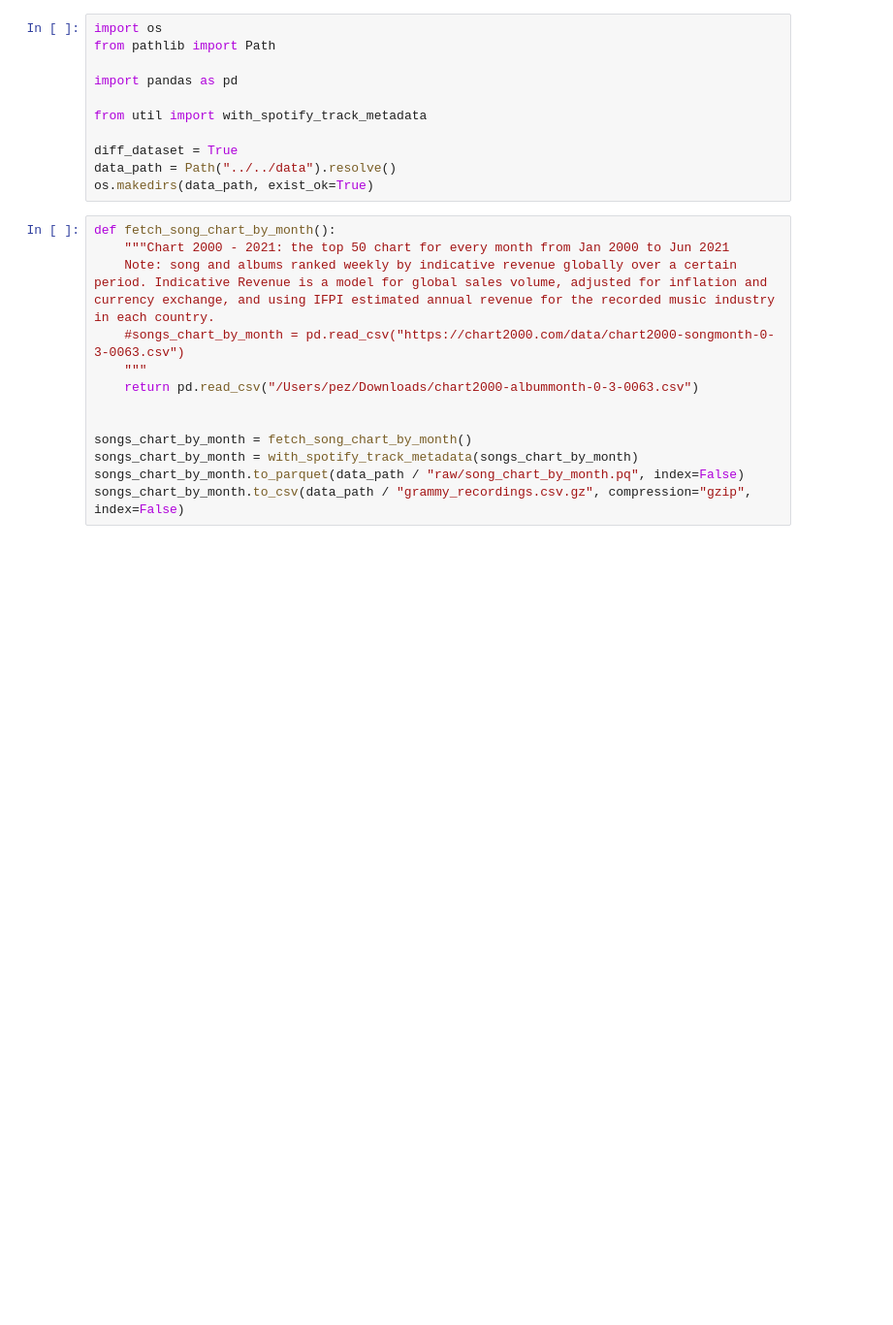
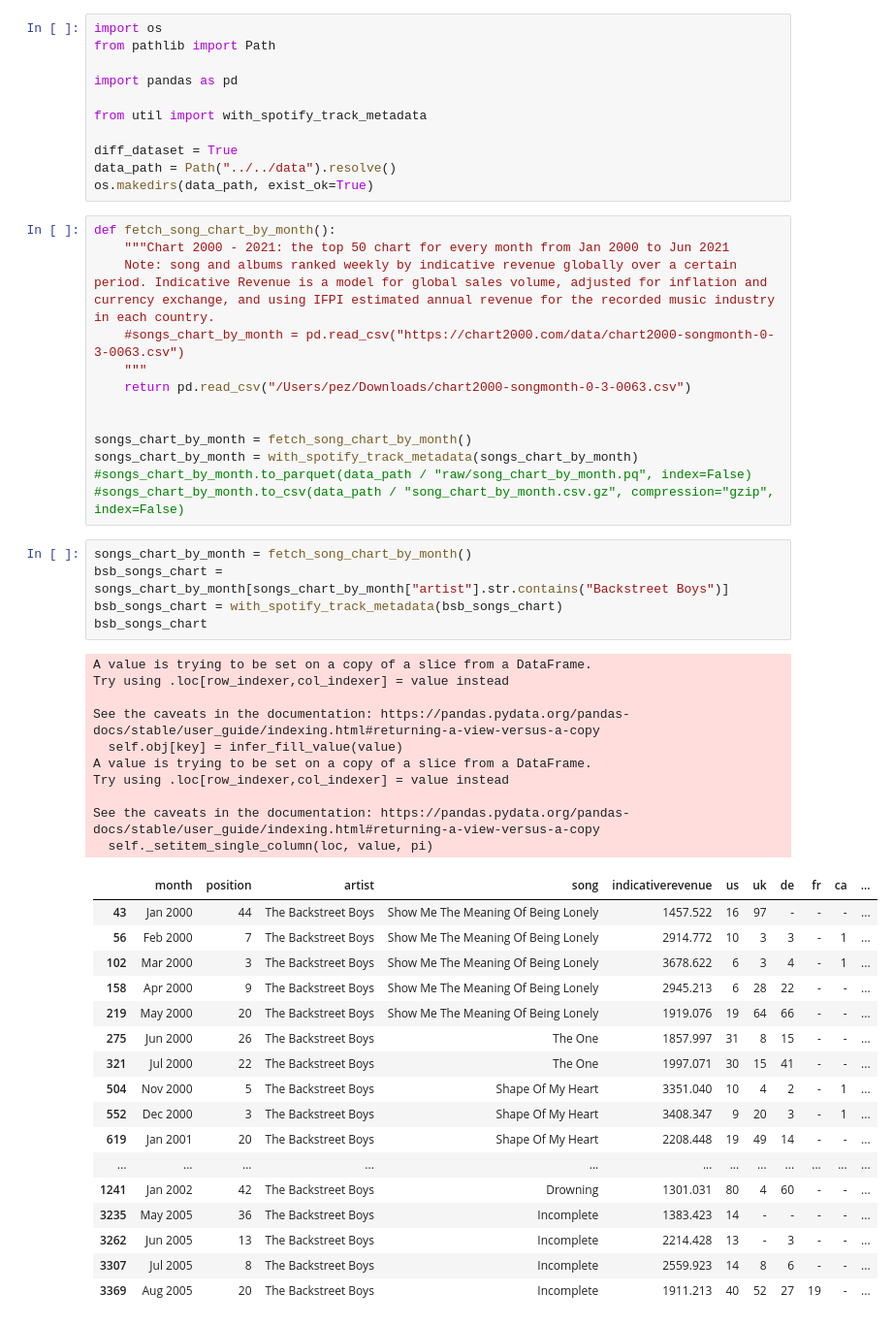
Before and after one commit to pezon/music-mining, a Jupyter notebook: notebooks/collection/prepare_charts.ipynb, the cells around one changed output. Shown at 97% size. Cells and saved outputs as stored; diff of their text form; blank space fills up the shorter version.

```diff
--- a/notebooks/collection/prepare_charts.ipynb
+++ b/notebooks/collection/prepare_charts.ipynb
@@ -15,10 +15,43 @@ def fetch_song_chart_by_month():
     Note: song and albums ranked weekly by indicative revenue globally over a certain period. Indicative Revenue is a model for global sales volume, adjusted for inflation and currency exchange, and using IFPI estimated annual revenue for the recorded music industry in each country.
     #songs_chart_by_month = pd.read_csv("https://chart2000.com/data/chart2000-songmonth-0-3-0063.csv")
     """
-    return pd.read_csv("/Users/pez/Downloads/chart2000-albummonth-0-3-0063.csv")
+    return pd.read_csv("/Users/pez/Downloads/chart2000-songmonth-0-3-0063.csv")
 
 
 songs_chart_by_month = fetch_song_chart_by_month()
 songs_chart_by_month = with_spotify_track_metadata(songs_chart_by_month)
-songs_chart_by_month.to_parquet(data_path / "raw/song_chart_by_month.pq", index=False)
-songs_chart_by_month.to_csv(data_path / "grammy_recordings.csv.gz", compression="gzip", index=False)
+#songs_chart_by_month.to_parquet(data_path / "raw/song_chart_by_month.pq", index=False)
+#songs_chart_by_month.to_csv(data_path / "song_chart_by_month.csv.gz", compression="gzip", index=False)
+# %%
+songs_chart_by_month = fetch_song_chart_by_month()
+bsb_songs_chart = songs_chart_by_month[songs_chart_by_month["artist"].str.contains("Backstreet Boys")]
+bsb_songs_chart = with_spotify_track_metadata(bsb_songs_chart)
+bsb_songs_chart
+# %% [output]
+A value is trying to be set on a copy of a slice from a DataFrame.
+Try using .loc[row_indexer,col_indexer] = value instead
+
+See the caveats in the documentation: https://pandas.pydata.org/pandas-docs/stable/user_guide/indexing.html#returning-a-view-versus-a-copy
+  self.obj[key] = infer_fill_value(value)
+A value is trying to be set on a copy of a slice from a DataFrame.
+Try using .loc[row_indexer,col_indexer] = value instead
+
+See the caveats in the documentation: https://pandas.pydata.org/pandas-docs/stable/user_guide/indexing.html#returning-a-view-versus-a-copy
+  self._setitem_single_column(loc, value, pi)
+|  | month | position | artist | song | indicativerevenue | us | uk | de | fr | ca | ... |
+| 43 | Jan 2000 | 44 | The Backstreet Boys | Show Me The Meaning Of Being Lonely | 1457.522 | 16 | 97 | - | - | - | ... |
+| 56 | Feb 2000 | 7 | The Backstreet Boys | Show Me The Meaning Of Being Lonely | 2914.772 | 10 | 3 | 3 | - | 1 | ... |
+| 102 | Mar 2000 | 3 | The Backstreet Boys | Show Me The Meaning Of Being Lonely | 3678.622 | 6 | 3 | 4 | - | 1 | ... |
+| 158 | Apr 2000 | 9 | The Backstreet Boys | Show Me The Meaning Of Being Lonely | 2945.213 | 6 | 28 | 22 | - | - | ... |
+| 219 | May 2000 | 20 | The Backstreet Boys | Show Me The Meaning Of Being Lonely | 1919.076 | 19 | 64 | 66 | - | - | ... |
+| 275 | Jun 2000 | 26 | The Backstreet Boys | The One | 1857.997 | 31 | 8 | 15 | - | - | ... |
+| 321 | Jul 2000 | 22 | The Backstreet Boys | The One | 1997.071 | 30 | 15 | 41 | - | - | ... |
+| 504 | Nov 2000 | 5 | The Backstreet Boys | Shape Of My Heart | 3351.040 | 10 | 4 | 2 | - | 1 | ... |
+| 552 | Dec 2000 | 3 | The Backstreet Boys | Shape Of My Heart | 3408.347 | 9 | 20 | 3 | - | 1 | ... |
+| 619 | Jan 2001 | 20 | The Backstreet Boys | Shape Of My Heart | 2208.448 | 19 | 49 | 14 | - | - | ... |
+| ... | ... | ... | ... | ... | ... | ... | ... | ... | ... | ... | ... |
+| 1241 | Jan 2002 | 42 | The Backstreet Boys | Drowning | 1301.031 | 80 | 4 | 60 | - | - | ... |
+| 3235 | May 2005 | 36 | The Backstreet Boys | Incomplete | 1383.423 | 14 | - | - | - | - | ... |
+| 3262 | Jun 2005 | 13 | The Backstreet Boys | Incomplete | 2214.428 | 13 | - | 3 | - | - | ... |
+| 3307 | Jul 2005 | 8 | The Backstreet Boys | Incomplete | 2559.923 | 14 | 8 | 6 | - | - | ... |
+| 3369 | Aug 2005 | 20 | The Backstreet Boys | Incomplete | 1911.213 | 40 | 52 | 27 | 19 | - | ... |
```
Also changed, not shown: parts of 2 cells of this notebook, 1 other file.
